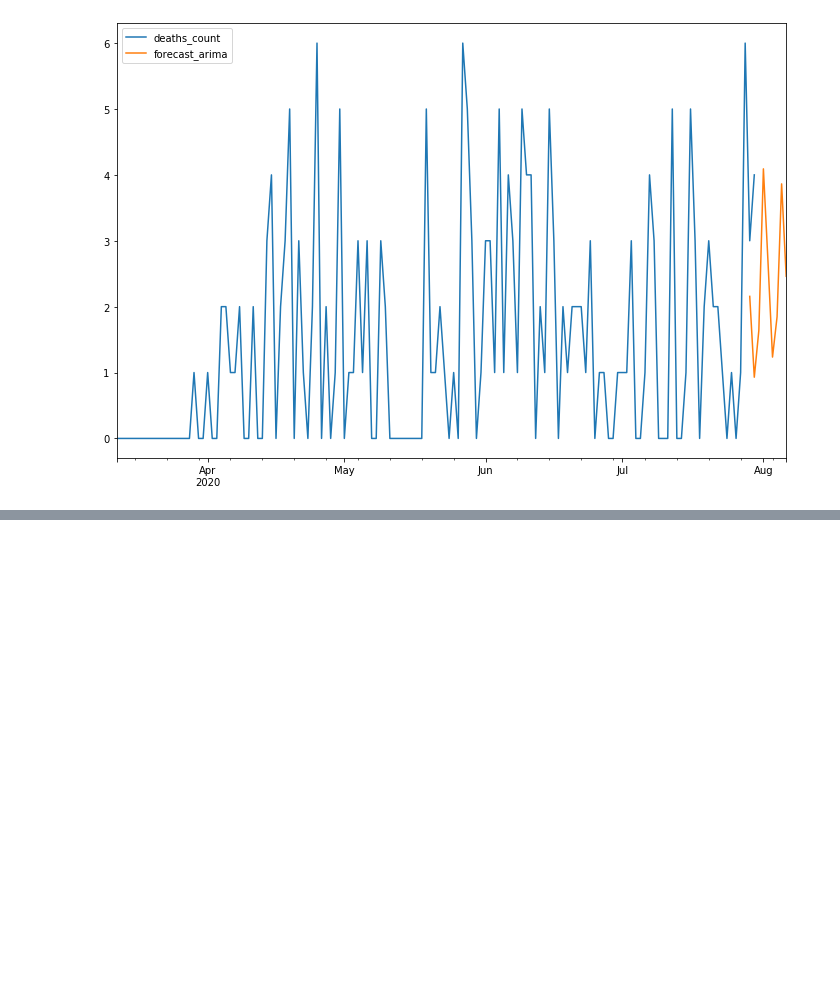
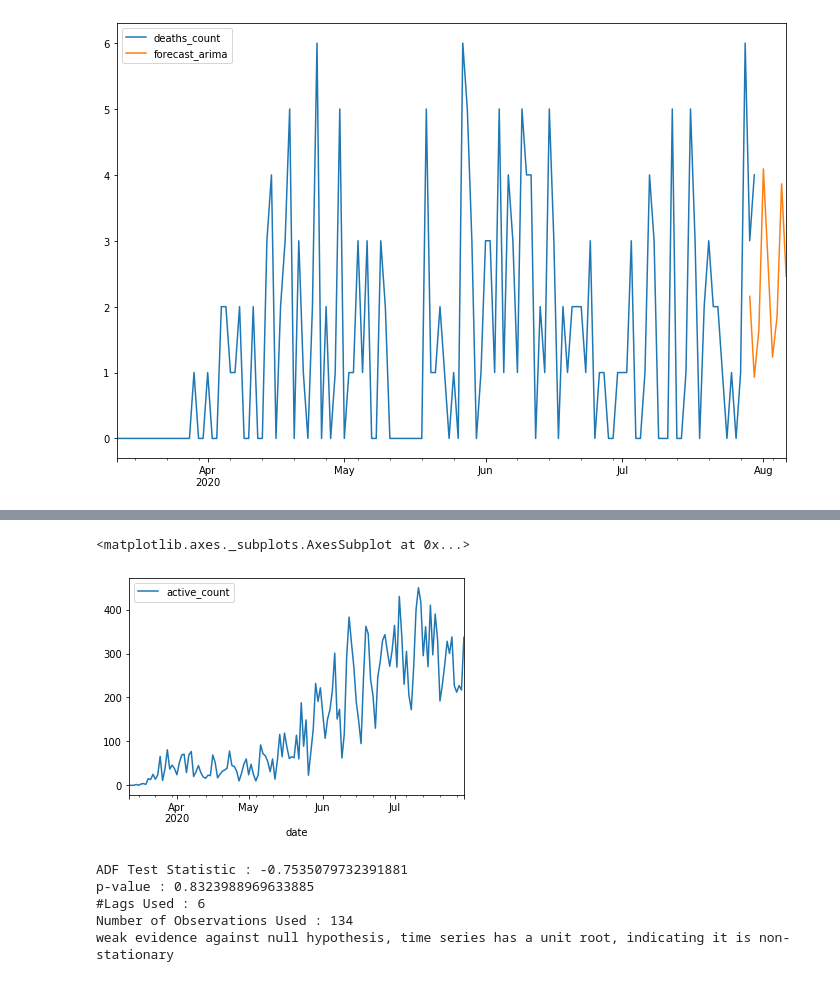
Before and after one commit to SupriyaChinthakuntla/KDD, a Jupyter notebook: prediction_arima.ipynb, the cells around one changed output, grey strips where cells are left out. Drawn from its saved outputs; the diff is of its cells as text; code cells hidden in the pictures; blank space fills up the shorter version.

```diff
--- a/prediction_arima.ipynb
+++ b/prediction_arima.ipynb
@@ -252,0 +255,2 @@ future_df_arima[['deaths_count', 'forecast_arima']].plot(figsize=(12, 8))
+# %%
+df_county['active_count'] = df_county.cases.diff()
@@ -252,0 +267,4 @@ future_df_arima[['deaths_count', 'forecast_arima']].plot(figsize=(12, 8))
+# %%
+df_active = df_county[['date','active_count']].copy()
+
+print(df_active)
@@ -252,0 +286,11 @@ future_df_arima[['deaths_count', 'forecast_arima']].plot(figsize=(12, 8))
+# %%
+df_active['date']=pd.to_datetime(df_active['date'])
+
+df_active.set_index('date',inplace = True)
+# %%
+df_active['active_count'] = df_active['active_count'].fillna(0)
+# %%
+df_active.plot()
+# %% [output]
+<matplotlib.axes._subplots.AxesSubplot at 0x...>
+[figure, added]
@@ -252,0 +316,8 @@ future_df_arima[['deaths_count', 'forecast_arima']].plot(figsize=(12, 8))
+# %%
+adfuller_test_active(df_active['active_count'])
+# %% [output]
+ADF Test Statistic : -0.7535079732391881
+p-value : 0.8323988969633885
+#Lags Used : 6
+Number of Observations Used : 134
+weak evidence against null hypothesis, time series has a unit root, indicating it is non-stationary
```
Also changed, not shown: parts of 13 cells of this notebook.
